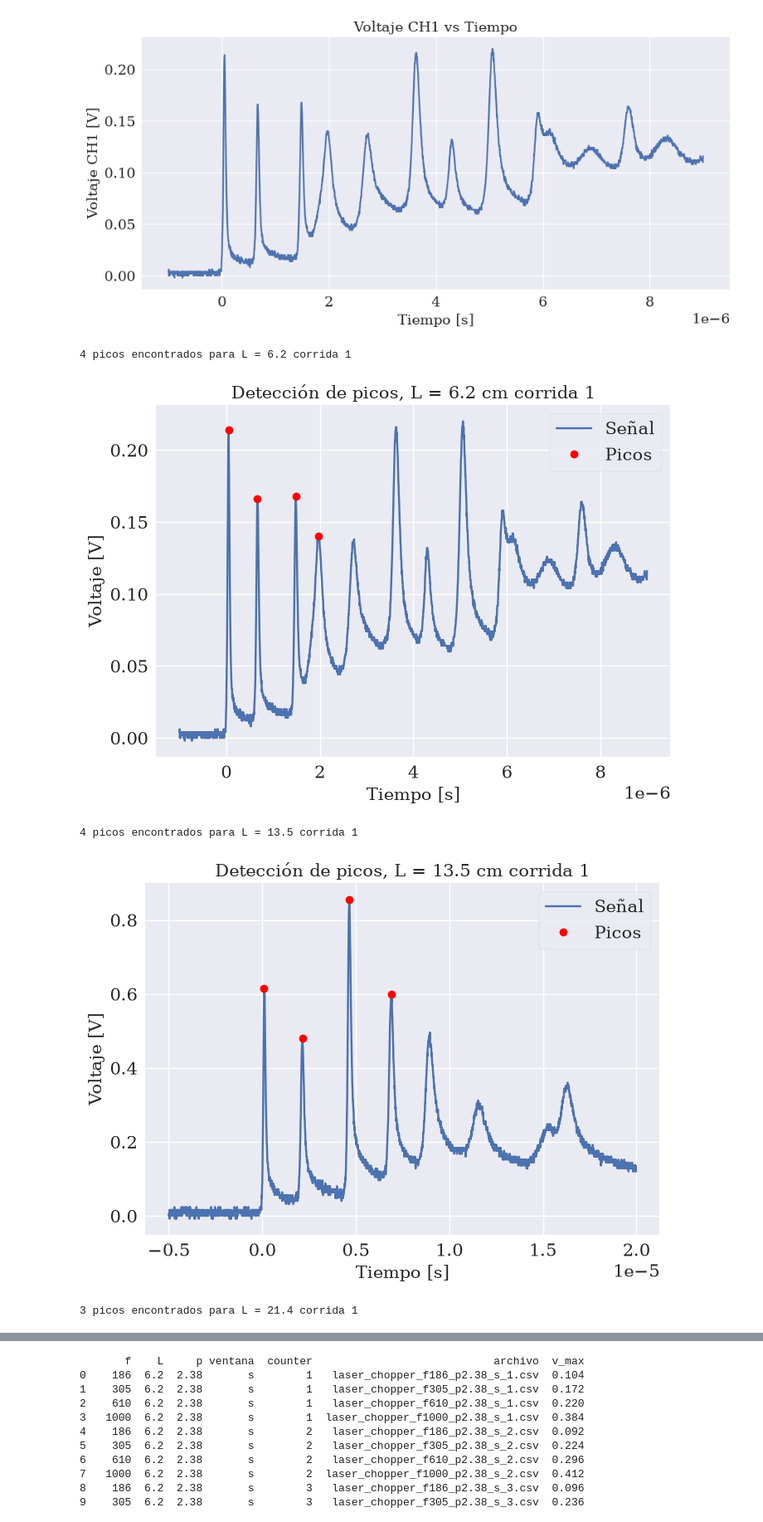
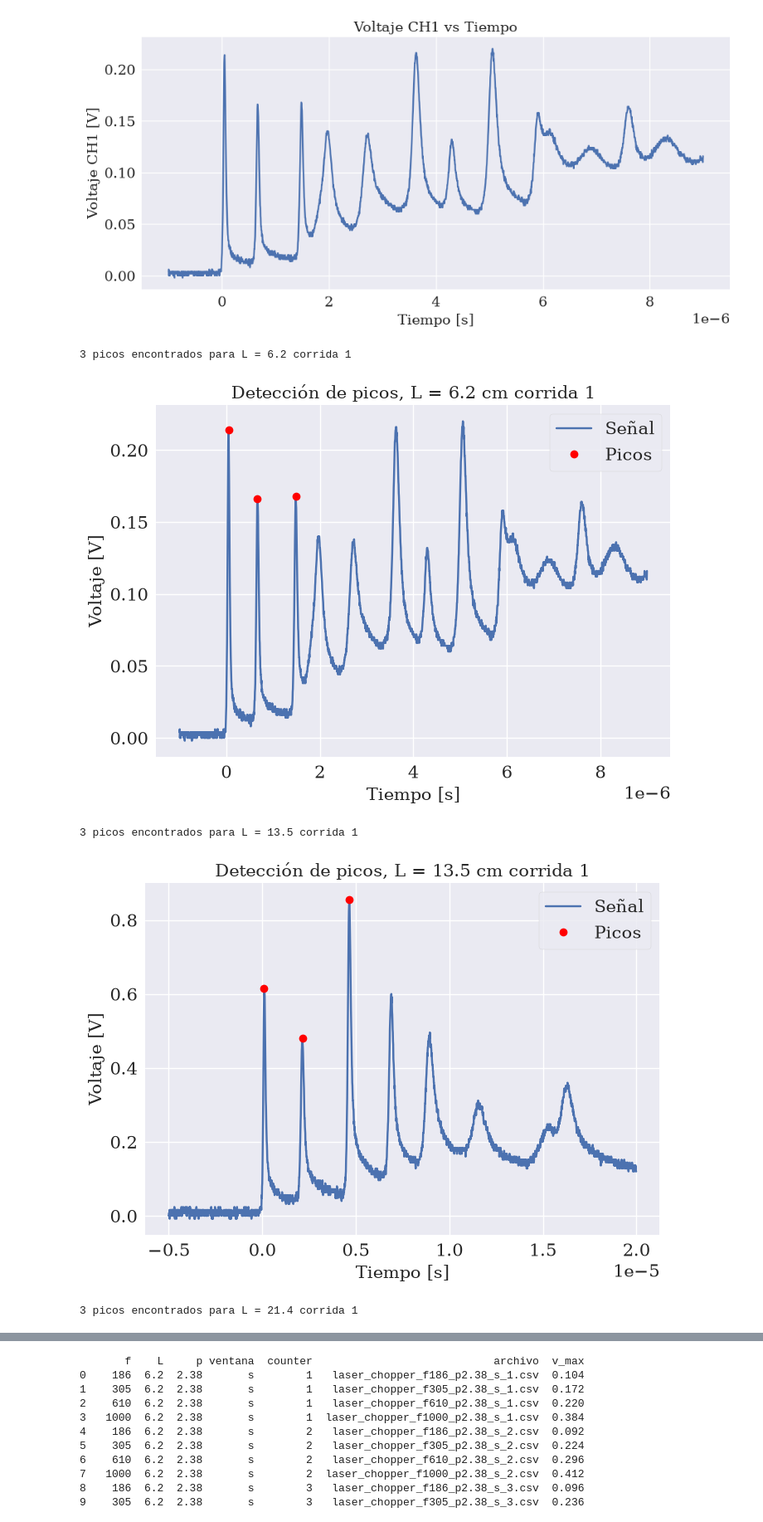
Before and after one commit to olistarosta/labo-5-2026, a Jupyter notebook: laser/analisis/transtorios_chopper.ipynb, the cells around one changed output, grey strips where cells are left out. Shown at 83% size. Saved outputs shown, nothing was run; the diff lists cells and outputs as text; code cells hidden in the pictures.

```diff
--- a/laser/analisis/transtorios_chopper.ipynb
+++ b/laser/analisis/transtorios_chopper.ipynb
@@ -82,7 +82,7 @@ FIND_PEAKS_KWARGS = dict(
 
 PLOT_SERIES = True # plotear cada serie de tiempo y los picos detectados
 
-N_PICOS = 4 # Tomar hasta los primeros N_PICOS picos de cada serie
+N_PICOS = 3 # Tomar hasta los primeros N_PICOS picos de cada serie
 
 def nombre_archivo(cfg):
     L_text = f"_L{cfg['L']:.1f}" if cfg["L"] != 6.2 else ""
@@ -139,36 +139,36 @@ res_df = res_df.dropna(subset=["dt_medio"])
 if res_df.empty:
     raise RuntimeError("No se encontraron suficientes picos en ningún archivo; revisar FIND_PEAKS_KWARGS.")
 
 # ---------------------------------------------------------------------------
 # Ajuste lineal dt_medio en función de L
 # ---------------------------------------------------------------------------
 L_arr = res_df["L"].to_numpy()
 time_arr = res_df["dt_medio"].to_numpy()
 time_err = res_df["dt_std"].to_numpy()
 
 m, b = np.polyfit(L_arr, time_arr, 1)
 
 L_fit = np.linspace(L_arr.min(), L_arr.max(), 200)
 time_fit = m * L_fit + b
 
 fig, ax = plt.subplots()
 ax.errorbar(L_arr, time_arr, yerr=time_err, fmt="o", label="Datos", capsize=3)
 ax.plot(L_fit, time_fit, "--", label=f"Ajuste: t = {m:.3f} L + {b:.3f}")
 ax.set_xlabel("L (cm)")
 ax.set_ylabel("Tiempo [s]")
 ax.legend()
 plt.tight_layout()
 
 print(f"\nPendiente: {m}")
 print(f"Ordenada al origen: {b}")
 plt.show()
 
 c = 2/m / 100
 print(f"{c:.2e} m/s")
 # %% [output]
-4 picos encontrados para L = 6.2 corrida 1
+3 picos encontrados para L = 6.2 corrida 1
-[figure, old version]
+[figure, new version]
-4 picos encontrados para L = 13.5 corrida 1
+3 picos encontrados para L = 13.5 corrida 1
-[figure, old version]
+[figure, new version]
 3 picos encontrados para L = 21.4 corrida 1
 [figure]
```
Also changed, not shown: parts of 2 cells of this notebook.
